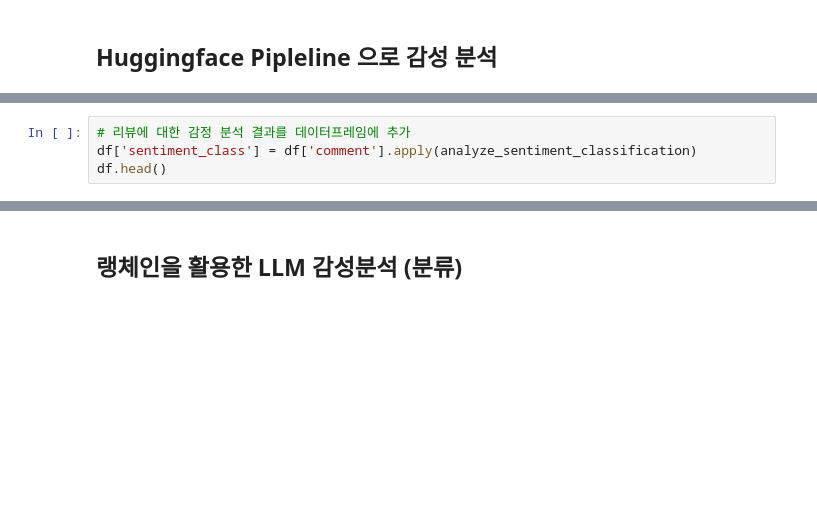
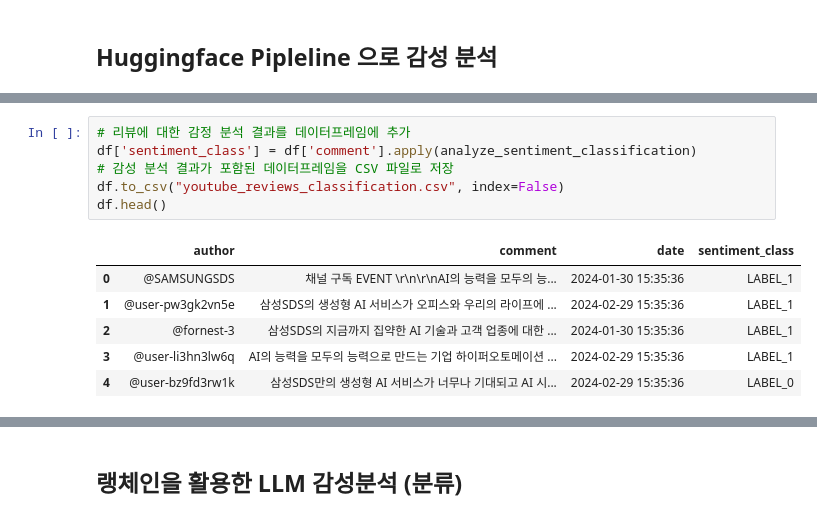
Before and after one commit to B-Serena/project-b, a Jupyter notebook: 202_langchain_youtube.ipynb, the cells around one changed output, grey strips where cells are left out. Cells and saved outputs as stored; diff of their text form; blank space fills up the shorter version.

```diff
--- a/202_langchain_youtube.ipynb
+++ b/202_langchain_youtube.ipynb
@@ -607,7 +856,16 @@ df['comment'].head()
 # %%
 # 리뷰에 대한 감정 분석 결과를 데이터프레임에 추가
 df['sentiment_class'] = df['comment'].apply(analyze_sentiment_classification)
+# 감성 분석 결과가 포함된 데이터프레임을 CSV 파일로 저장
+df.to_csv("youtube_reviews_classification.csv", index=False)
 df.head()
+# %% [output]
+|  | author | comment | date | sentiment_class |
+| 0 | @SAMSUNGSDS | 채널 구독 EVENT \r\n\r\nAI의 능력을 모두의 능... | 2024-01-30 15:35:36 | LABEL_1 |
+| 1 | @user-pw3gk2vn5e | 삼성SDS의 생성형 AI 서비스가 오피스와 우리의 라이프에 ... | 2024-02-29 15:35:36 | LABEL_1 |
+| 2 | @fornest-3 | 삼성SDS의 지금까지 집약한 AI 기술과 고객 업종에 대한 ... | 2024-01-30 15:35:36 | LABEL_1 |
+| 3 | @user-li3hn3lw6q | AI의 능력을 모두의 능력으로 만드는 기업 하이퍼오토메이션 ... | 2024-02-29 15:35:36 | LABEL_1 |
+| 4 | @user-bz9fd3rw1k | 삼성SDS만의 생성형 AI 서비스가 너무나 기대되고 AI 시... | 2024-02-29 15:35:36 | LABEL_0 |
 # %%
 # df.to_csv("youtube_reviews_classification.csv", index=False)
 df = pd.read_csv("youtube_reviews_classification.csv")
```
Also changed, not shown: parts of 51 cells of this notebook, 3 other files.
